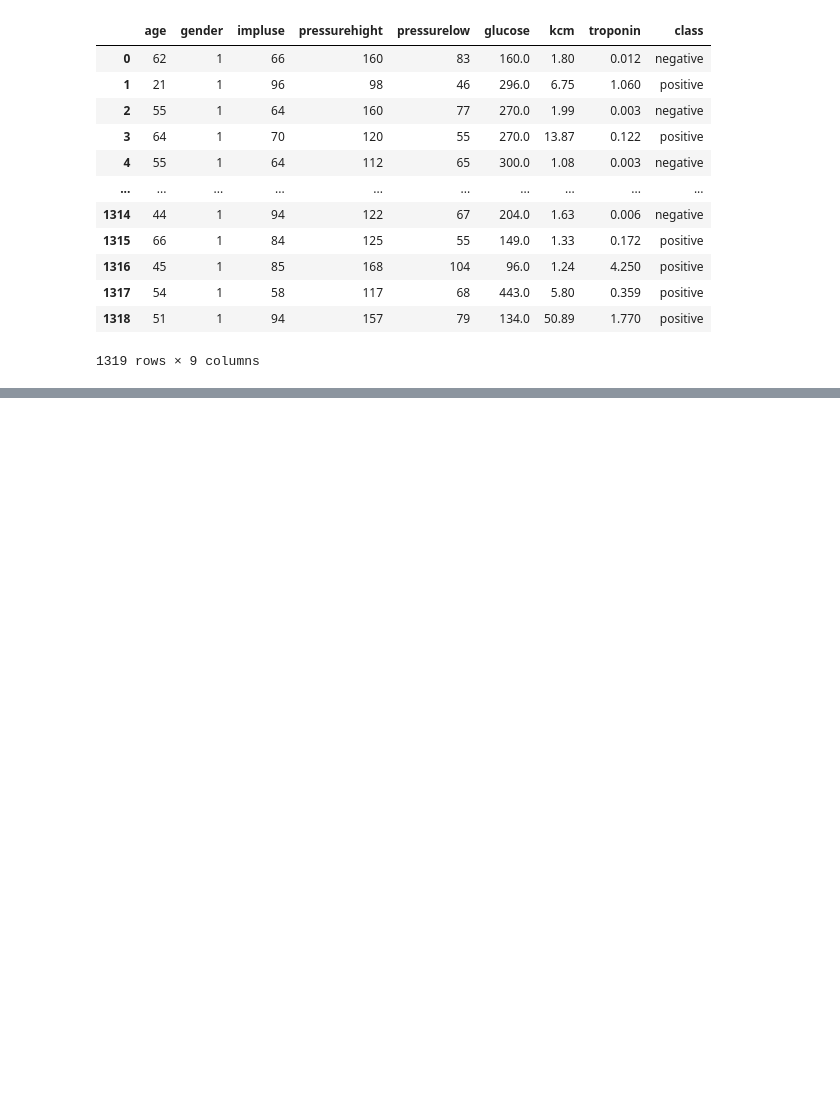
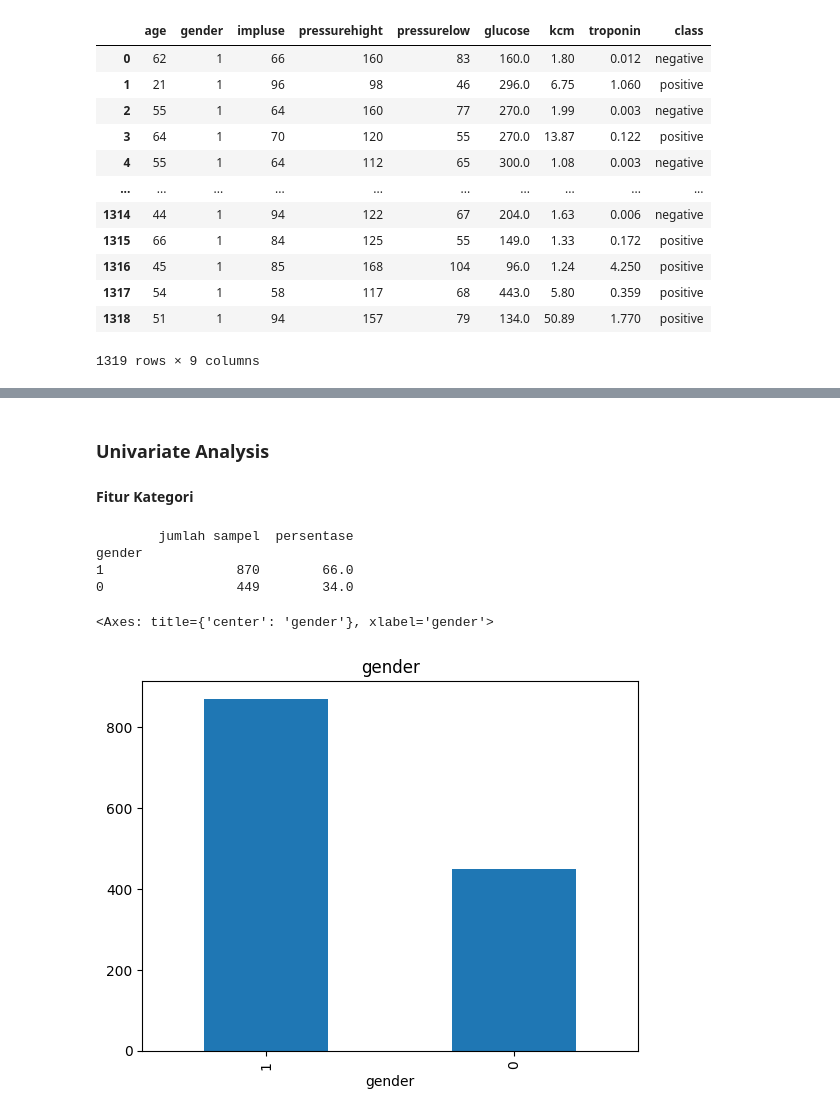
Before and after one commit to miftahfadil/heart_attack_prediction, a Jupyter notebook: heart_attack_prediction.ipynb, the cells around one changed output, grey strips where cells are left out. Drawn from its saved outputs; the diff is of its cells as text; code cells hidden in the pictures; blank space fills up the shorter version.

```diff
--- a/heart_attack_prediction.ipynb
+++ b/heart_attack_prediction.ipynb
@@ -31,0 +110,3 @@ heart_attack_dataset
+# %%
+heart_attack_dataset.loc[heart_attack_dataset['impluse'] == 1111, 'impluse'] = 111
+heart_attack_dataset.describe()
@@ -31,0 +123,19 @@ heart_attack_dataset
+# %% [markdown]
+### Univariate Analysis
+# %% [markdown]
+__Fitur Kategori__
+# %%
+# Fitur gender
+feature = 'gender'
+count = heart_attack_dataset[feature].value_counts()
+percent = 100*heart_attack_dataset[feature].value_counts(normalize=True)
+df = pd.DataFrame({'jumlah sampel':count, 'persentase':percent.round(1)})
+print(df)
+count.plot(kind='bar', title=feature)
+# %% [output]
+        jumlah sampel  persentase
+gender
+1                 870        66.0
+0                 449        34.0
+<Axes: title={'center': 'gender'}, xlabel='gender'>
+[figure, added]
```
Also changed, not shown: parts of 30 cells of this notebook.
